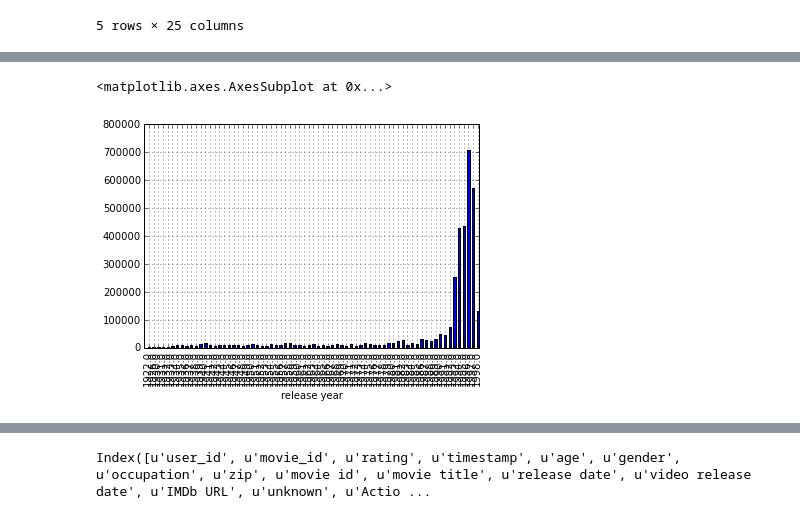
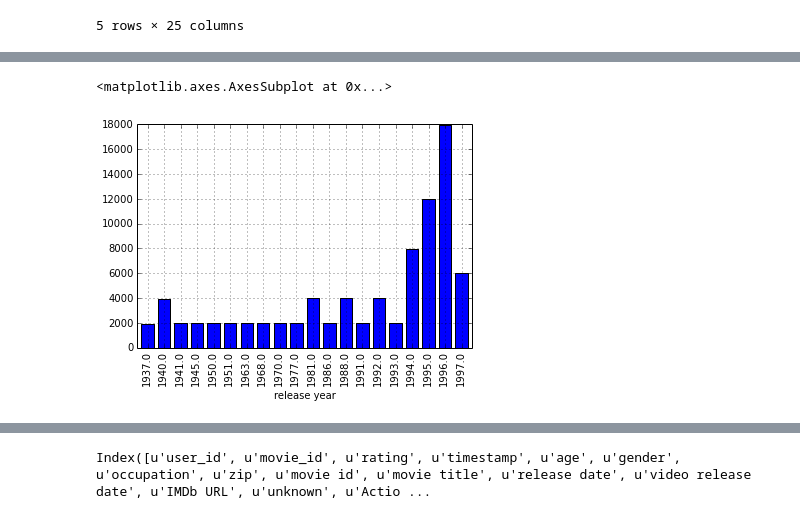
Before and after one commit to kebaler/DAT8, a Jupyter notebook: Labs/DS_Lab07.01-More_Pandas.ipynb, the cells around one changed output, grey strips where cells are left out. Drawn from its saved outputs; the diff is of its cells as text; code cells hidden in the pictures.

```diff
--- a/Labs/DS_Lab07.01-More_Pandas.ipynb
+++ b/Labs/DS_Lab07.01-More_Pandas.ipynb
@@ -127,5 +157,5 @@ Name: release year, Length: 71, dtype: float64
 # %%
-movies.groupby(movies['release year'])['release year'].sum().plot(kind='bar')
+movies[movies['Animation']==1].groupby(movies['release year'])['release year'].sum().plot(kind='bar')
 # %% [output]
 <matplotlib.axes.AxesSubplot at 0x...>
-[figure, old version]
+[figure, new version]
```
Also changed, not shown: parts of 16 cells of this notebook.
